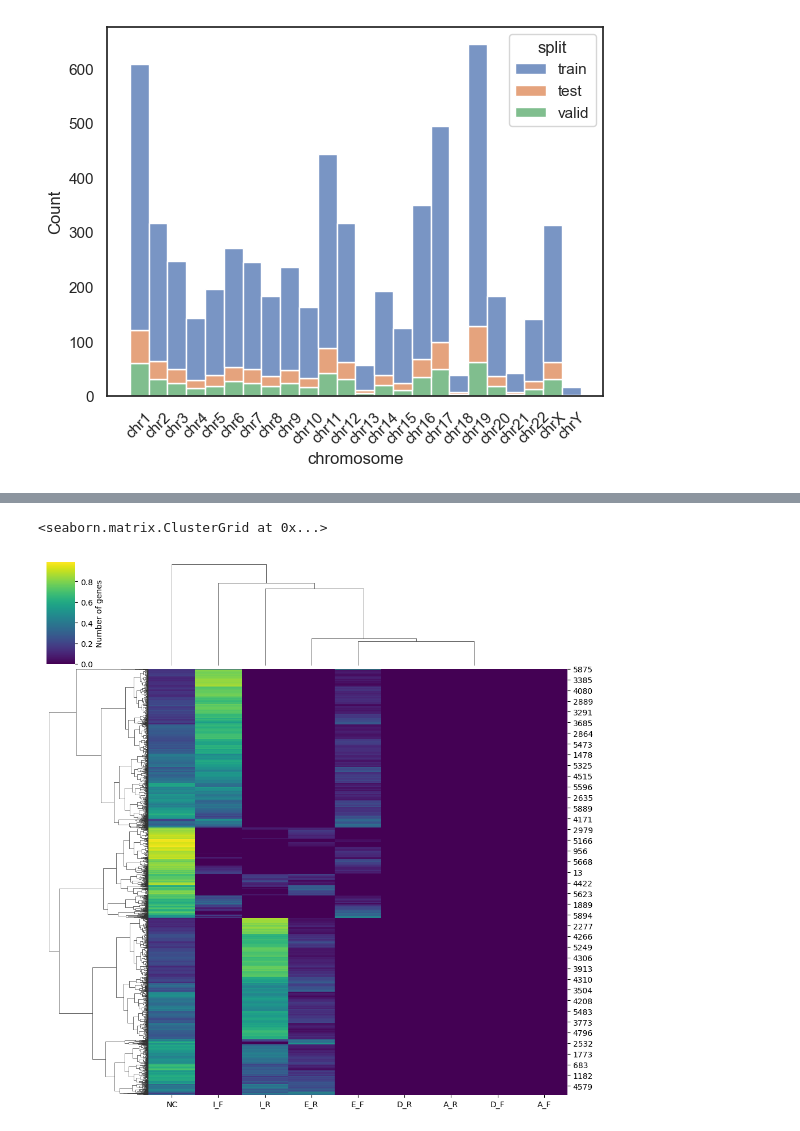
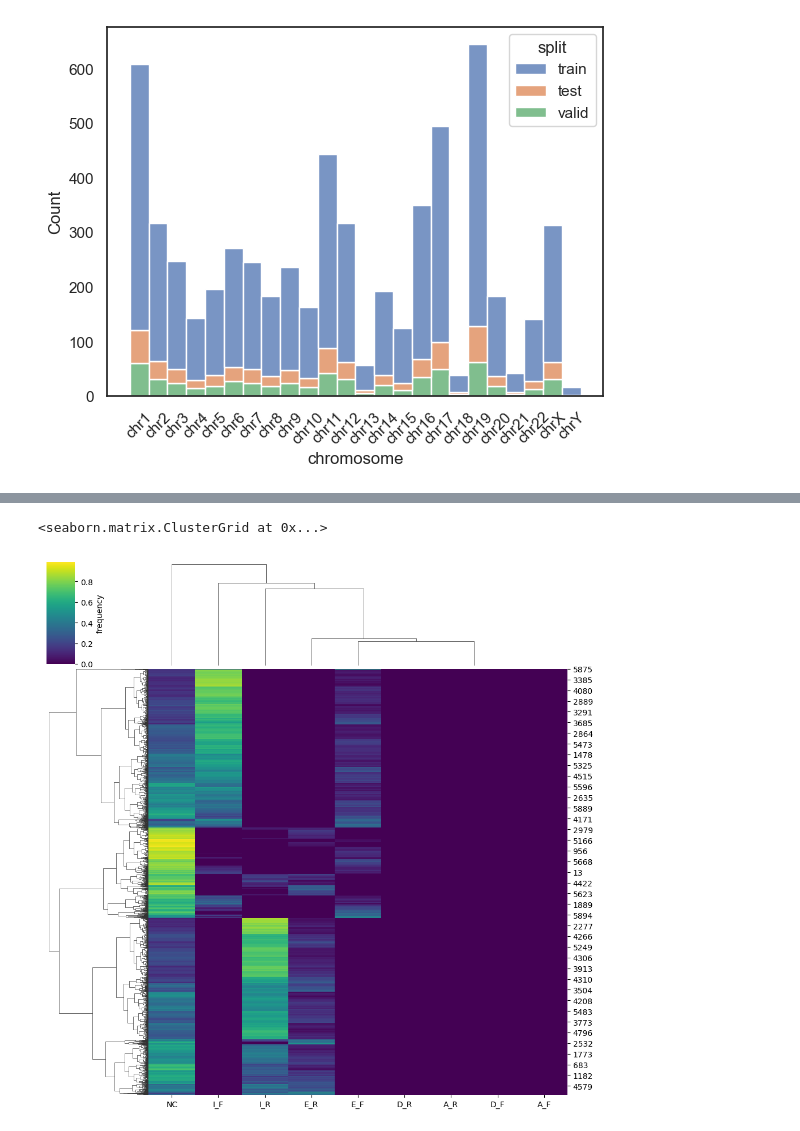
Before and after one commit to baillielab/BEND, a Jupyter notebook: notebooks/edas/EDA_gene_finding.ipynb, the cells around one changed output, grey strips where cells are left out. Drawn from its saved outputs; the diff is of its cells as text; code cells hidden in the pictures.

Commit message:
refact: label processing

```diff
--- a/notebooks/edas/EDA_gene_finding.ipynb
+++ b/notebooks/edas/EDA_gene_finding.ipynb
@@ -100,20 +123,0 @@ Row 5976: {0.0: 183, 1.0: 2, 2.0: 916, 3.0: 2, 8.0: 1242}
-# %%
-labels = ['E_F','D_F','I_F','A_F','E_R','D_R','I_R','A_R','NC']
-
-data = {}
-n_samples = len(labels_data)
-
-
-for idx,d in enumerate(result):
-    for k, v in d.items():
-        k = labels[int(k)]
-        if k not in data:
-            data[k] = []
-
-        data[k].extend([0]*(idx-len(data[k])))
-        data[k].append(v)
-
-# Convert the dictionary to a DataFrame
-labels_df = pd.DataFrame.from_dict(data, orient='index').T
-# labels_df = labels_df.reindex(columns=labels_df.columns.sort_values())
-labels_df
@@ -156,5 +124,13 @@ labels_df_normalised
-# %%
-sns.clustermap(labels_df_normalised, figsize=(10, 10), cmap='viridis', cbar_kws={'label': 'Number of genes'})
-# %% [output]
-<seaborn.matrix.ClusterGrid at 0x...>
-[figure, removed]
+# %%
+# check if the number of labels in each row matches the length of the gene
+seq_len = labels_df.sum(axis=1)
+assert (seq_len == gene_df['seq_len'].values).all()
+
+labels_df_normalised = labels_df.div(seq_len, axis=0)
+labels_df_normalised.fillna(0, inplace=True)
+labels_df_normalised
+
+sns.clustermap(labels_df_normalised, figsize=(10, 10), cmap='viridis', cbar_kws={'label': 'frequency'})
+# %% [output]
+<seaborn.matrix.ClusterGrid at 0x...>
+[figure, added]
```
Also changed, not shown: parts of 6 cells of this notebook.
